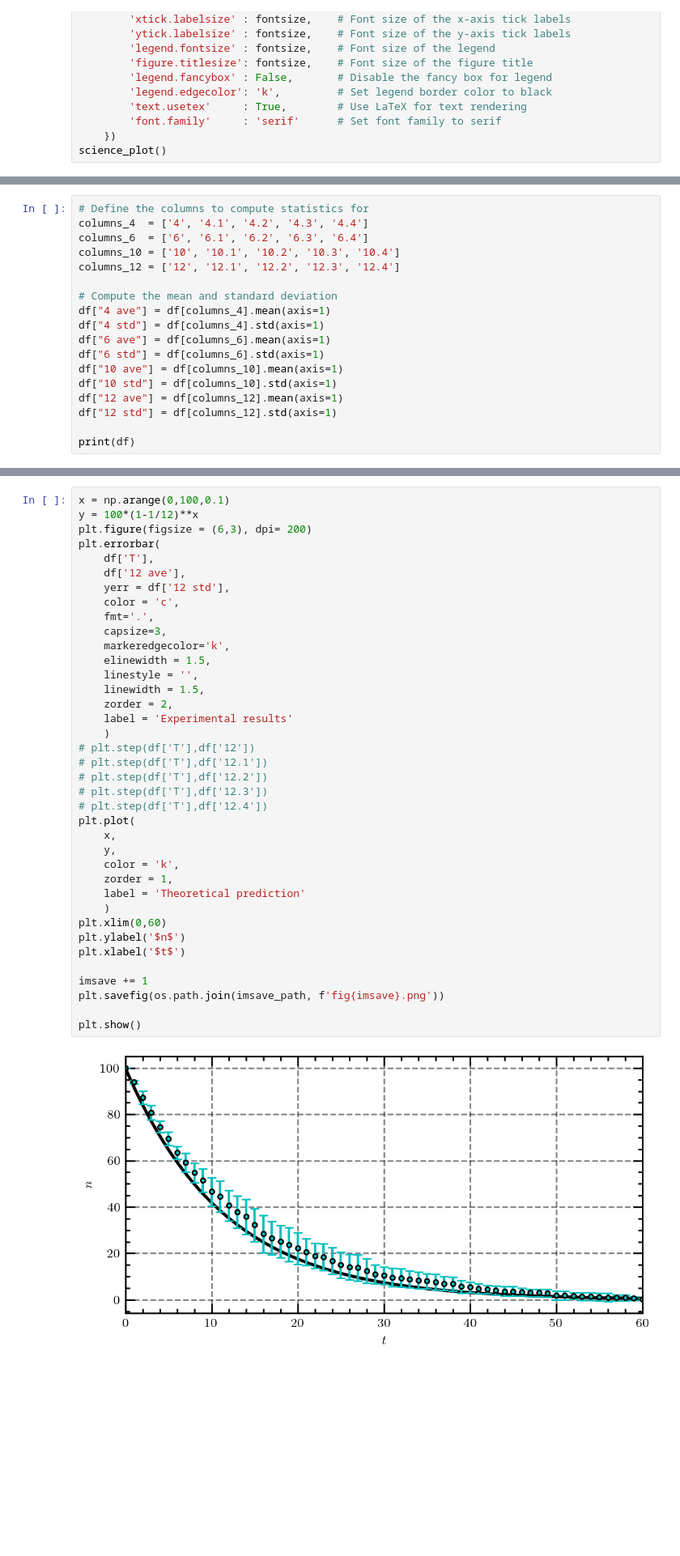
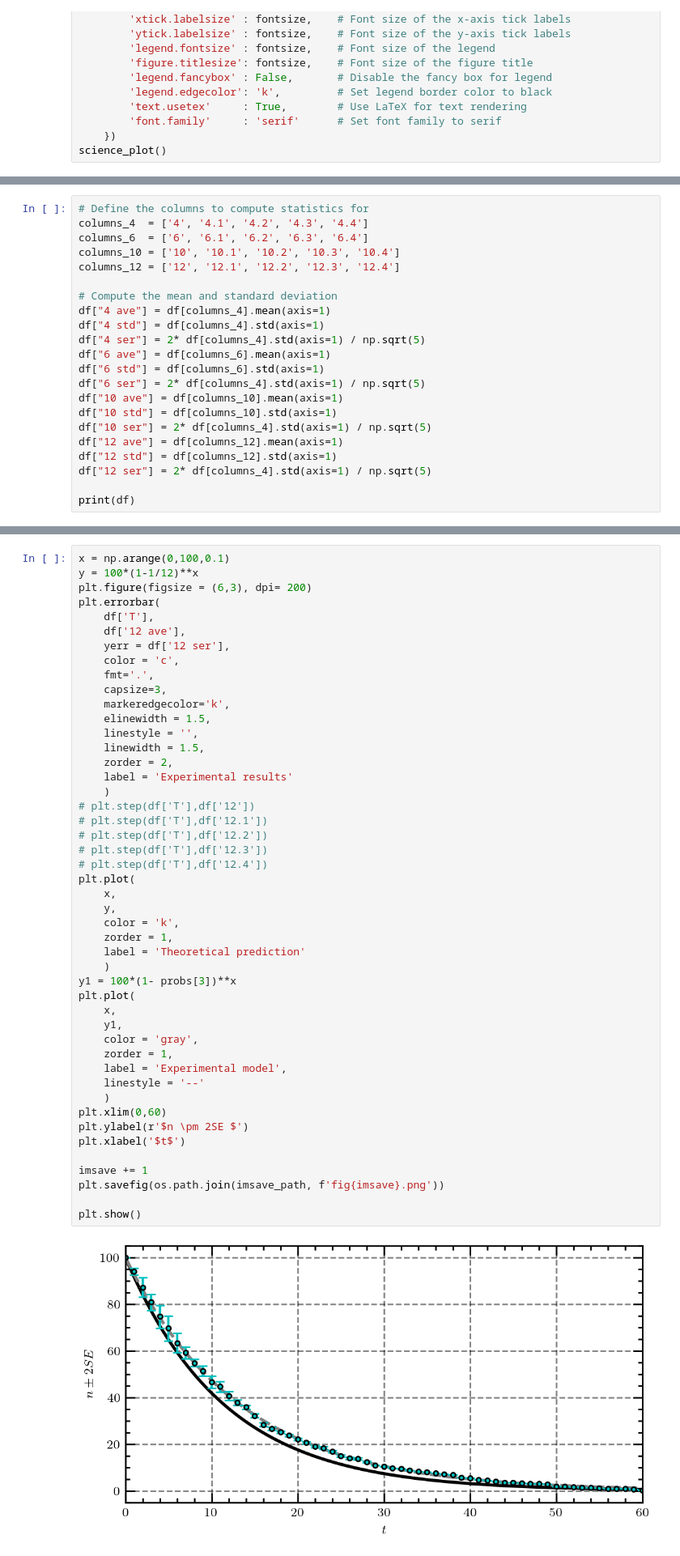
Before and after one commit to silvernuke911/Physics157, a Jupyter notebook: CH1/radioactive.ipynb, the cells around one changed output, grey strips where cells are left out. Shown at 81% size. Saved outputs shown, nothing was run; the diff lists cells and outputs as text; blank space fills up the shorter version.

```diff
--- a/CH1/radioactive.ipynb
+++ b/CH1/radioactive.ipynb
@@ -81,12 +81,16 @@ columns_12 = ['12', '12.1', '12.2', '12.3', '12.4']
 # Compute the mean and standard deviation
 df["4 ave"] = df[columns_4].mean(axis=1)
 df["4 std"] = df[columns_4].std(axis=1)
+df["4 ser"] = 2* df[columns_4].std(axis=1) / np.sqrt(5)
 df["6 ave"] = df[columns_6].mean(axis=1)
 df["6 std"] = df[columns_6].std(axis=1)
+df["6 ser"] = 2* df[columns_4].std(axis=1) / np.sqrt(5)
 df["10 ave"] = df[columns_10].mean(axis=1)
 df["10 std"] = df[columns_10].std(axis=1)
+df["10 ser"] = 2* df[columns_4].std(axis=1) / np.sqrt(5)
 df["12 ave"] = df[columns_12].mean(axis=1)
 df["12 std"] = df[columns_12].std(axis=1)
+df["12 ser"] = 2* df[columns_4].std(axis=1) / np.sqrt(5)
 
 print(df)
 # %% [output]
@@ -239,39 +335,48 @@ plt.figure(figsize = (6,3), dpi= 200)
 plt.errorbar(
     df['T'],
     df['12 ave'],
-    yerr = df['12 std'],
+    yerr = df['12 ser'],
     color = 'c',
     fmt='.',
     capsize=3,
     markeredgecolor='k',
     elinewidth = 1.5,
     linestyle = '',
     linewidth = 1.5,
     zorder = 2,
     label = 'Experimental results'
     )
 # plt.step(df['T'],df['12'])
 # plt.step(df['T'],df['12.1'])
 # plt.step(df['T'],df['12.2'])
 # plt.step(df['T'],df['12.3'])
 # plt.step(df['T'],df['12.4'])
 plt.plot(
     x,
     y,
     color = 'k',
     zorder = 1,
     label = 'Theoretical prediction'
     )
+y1 = 100*(1- probs[3])**x
+plt.plot(
+    x,
+    y1,
+    color = 'gray',
+    zorder = 1,
+    label = 'Experimental model',
+    linestyle = '--'
+    )
 plt.xlim(0,60)
-plt.ylabel('$n$')
+plt.ylabel(r'$n \pm 2SE $')
 plt.xlabel('$t$')
 
 imsave += 1
 plt.savefig(os.path.join(imsave_path, f'fig{imsave}.png'))
 
 plt.show()
 # %% [output]
-[figure, old version]
+[figure, new version]
 # %%
 x = np.arange(0,100,0.1)
 y = 100*(1-1/4)**x
```
Also changed, not shown: parts of 12 cells of this notebook, 26 other files.
